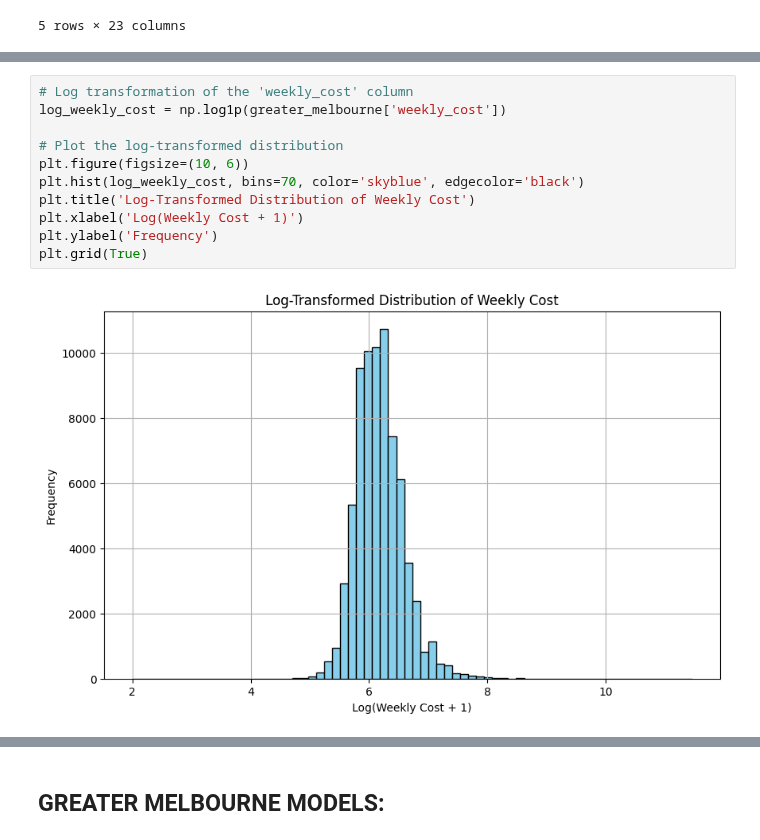
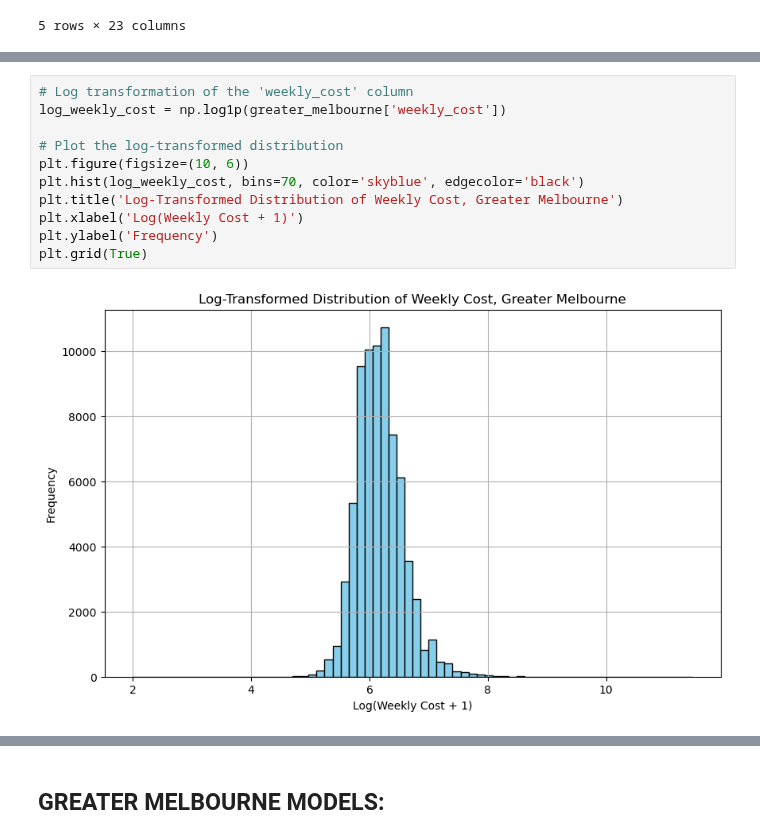
Before and after one commit to MAST30034-AppliedDataScience/project-2-group-real-estate-industry-project-31, a Jupyter notebook: notebooks/modelling_properties.ipynb, the cells around one changed output, grey strips where cells are left out. Saved outputs shown, nothing was run; the diff lists cells and outputs as text.

```diff
--- a/notebooks/modelling_properties.ipynb
+++ b/notebooks/modelling_properties.ipynb
@@ -34,16 +34,16 @@ plt.show()
 # %%
 # Log transformation of the 'weekly_cost' column
 log_weekly_cost = np.log1p(greater_melbourne['weekly_cost'])
 
 # Plot the log-transformed distribution
 plt.figure(figsize=(10, 6))
 plt.hist(log_weekly_cost, bins=70, color='skyblue', edgecolor='black')
-plt.title('Log-Transformed Distribution of Weekly Cost')
+plt.title('Log-Transformed Distribution of Weekly Cost, Greater Melbourne')
 plt.xlabel('Log(Weekly Cost + 1)')
 plt.ylabel('Frequency')
 plt.grid(True)
 # %% [output]
-[figure, old version]
+[figure, new version]
 # %%
 plt.figure(figsize=(10, 6))
 plt.hist(rest_of_vic['weekly_cost'], bins=200, color='skyblue', edgecolor='black')
```
Also changed, not shown: parts of 13 cells of this notebook, 1 other file.
